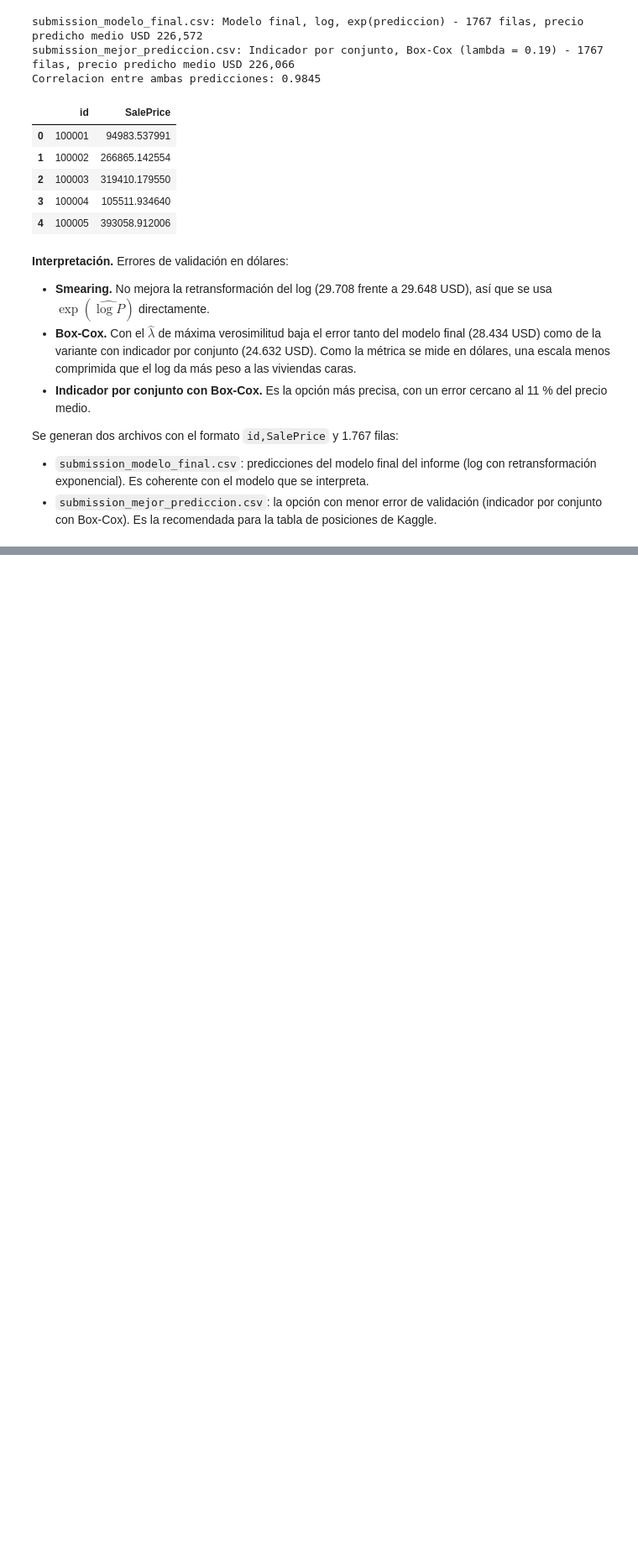
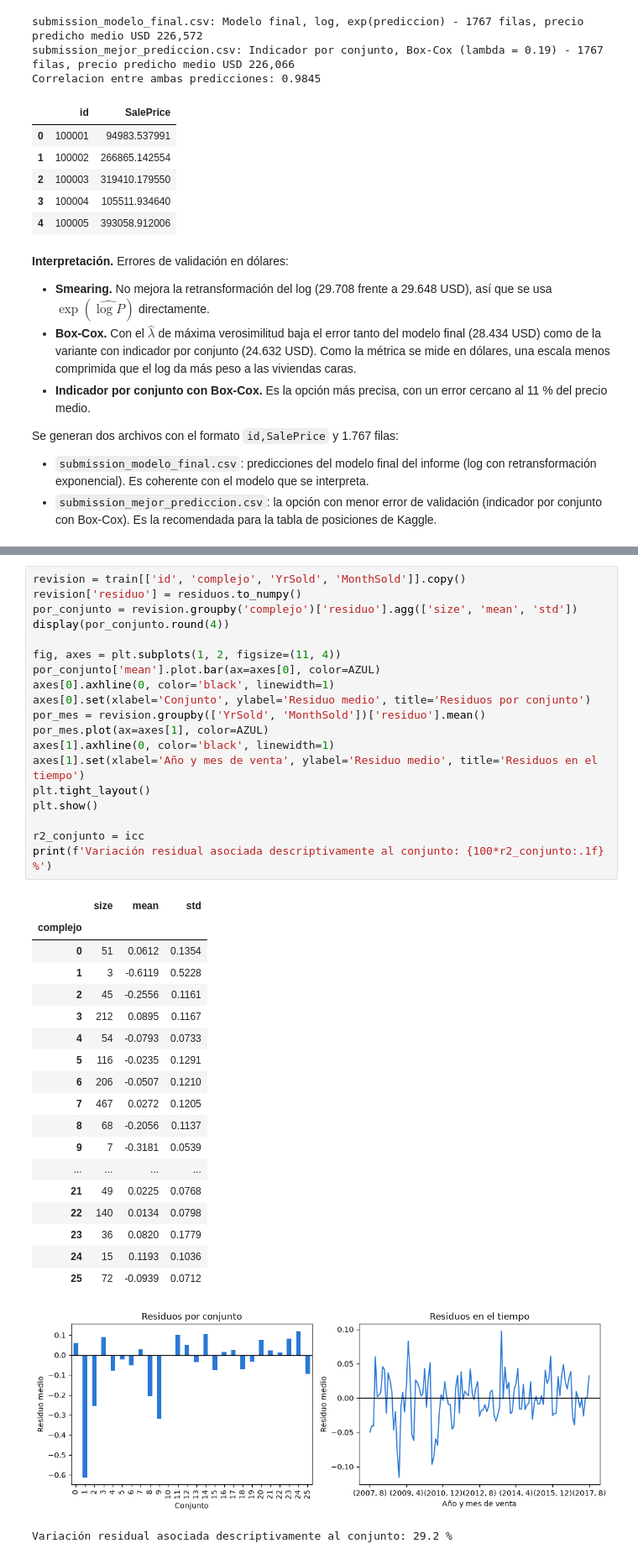
Before and after one commit to DiegoFS99/proyecto-mae, a Jupyter notebook: modelo_regresion_lineal.ipynb, the cells around one changed output, grey strips where cells are left out. Shown at 84% size. Drawn from its saved outputs; the diff is of its cells as text; blank space fills up the shorter version.

```diff
--- a/modelo_regresion_lineal.ipynb
+++ b/modelo_regresion_lineal.ipynb
@@ -1797,0 +1898,40 @@ Se generan dos archivos con el formato `id,SalePrice` y 1.767 filas:
+# %%
+revision = train[['id', 'complejo', 'YrSold', 'MonthSold']].copy()
+revision['residuo'] = residuos.to_numpy()
+por_conjunto = revision.groupby('complejo')['residuo'].agg(['size', 'mean', 'std'])
+display(por_conjunto.round(4))
+
+fig, axes = plt.subplots(1, 2, figsize=(11, 4))
+por_conjunto['mean'].plot.bar(ax=axes[0], color=AZUL)
+axes[0].axhline(0, color='black', linewidth=1)
+axes[0].set(xlabel='Conjunto', ylabel='Residuo medio', title='Residuos por conjunto')
+por_mes = revision.groupby(['YrSold', 'MonthSold'])['residuo'].mean()
+por_mes.plot(ax=axes[1], color=AZUL)
+axes[1].axhline(0, color='black', linewidth=1)
+axes[1].set(xlabel='Año y mes de venta', ylabel='Residuo medio', title='Residuos en el tiempo')
+plt.tight_layout()
+plt.show()
+
+r2_conjunto = icc
+print(f'Variación residual asociada descriptivamente al conjunto: {100*r2_conjunto:.1f} %')
+# %% [output]
+|  | size | mean | std |
+| complejo |  |  |  |
+| 0 | 51 | 0.0612 | 0.1354 |
+| 1 | 3 | -0.6119 | 0.5228 |
+| 2 | 45 | -0.2556 | 0.1161 |
+| 3 | 212 | 0.0895 | 0.1167 |
+| 4 | 54 | -0.0793 | 0.0733 |
+| 5 | 116 | -0.0235 | 0.1291 |
+| 6 | 206 | -0.0507 | 0.1210 |
+| 7 | 467 | 0.0272 | 0.1205 |
+| 8 | 68 | -0.2056 | 0.1137 |
+| 9 | 7 | -0.3181 | 0.0539 |
+| ... | ... | ... | ... |
+| 21 | 49 | 0.0225 | 0.0768 |
+| 22 | 140 | 0.0134 | 0.0798 |
+| 23 | 36 | 0.0820 | 0.1779 |
+| 24 | 15 | 0.1193 | 0.1036 |
+| 25 | 72 | -0.0939 | 0.0712 |
+[figure, added]
+Variación residual asociada descriptivamente al conjunto: 29.2 %
```
Also changed, not shown: parts of 31 cells of this notebook, 6 other files.
